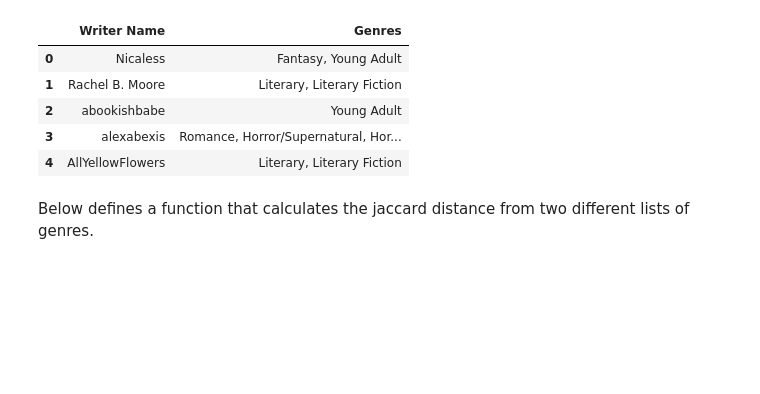
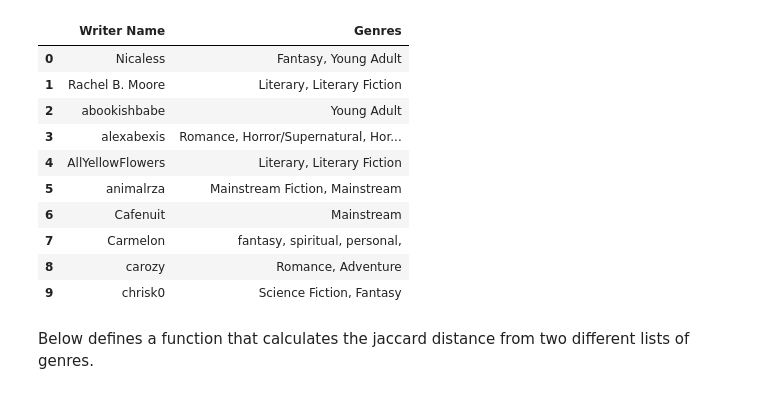
Before and after one commit to nicaless/nanowrimo_ga_project, a Jupyter notebook: analyze/Recommending New Genres.ipynb, the cells around one changed output. Drawn from its saved outputs; the diff is of its cells as text; code cells hidden in the pictures; blank space fills up the shorter version.

```diff
--- a/analyze/Recommending New Genres.ipynb
+++ b/analyze/Recommending New Genres.ipynb
@@ -1,16 +1,21 @@
 # %%
 import pandas as pd
 import warnings
 warnings.filterwarnings("ignore")
 writer_genres = pd.read_csv("../clean data/writer_genres.csv", index_col=0)
-writer_genres.head()
+writer_genres[0:10]
 # %% [output]
 |  | Writer Name | Genres |
 | 0 | Nicaless | Fantasy, Young Adult |
 | 1 | Rachel B. Moore | Literary, Literary Fiction |
 | 2 | abookishbabe | Young Adult |
 | 3 | alexabexis | Romance, Horror/Supernatural, Hor... |
 | 4 | AllYellowFlowers | Literary, Literary Fiction |
+| 5 | animalrza | Mainstream Fiction, Mainstream |
+| 6 | Cafenuit | Mainstream |
+| 7 | Carmelon | fantasy, spiritual, personal, |
+| 8 | carozy | Romance, Adventure |
+| 9 | chrisk0 | Science Fiction, Fantasy |
 # %% [markdown]
 Below defines a function that calculates the jaccard distance from two different lists of genres.
 # %%
```
Also changed, not shown: 5 other files.
